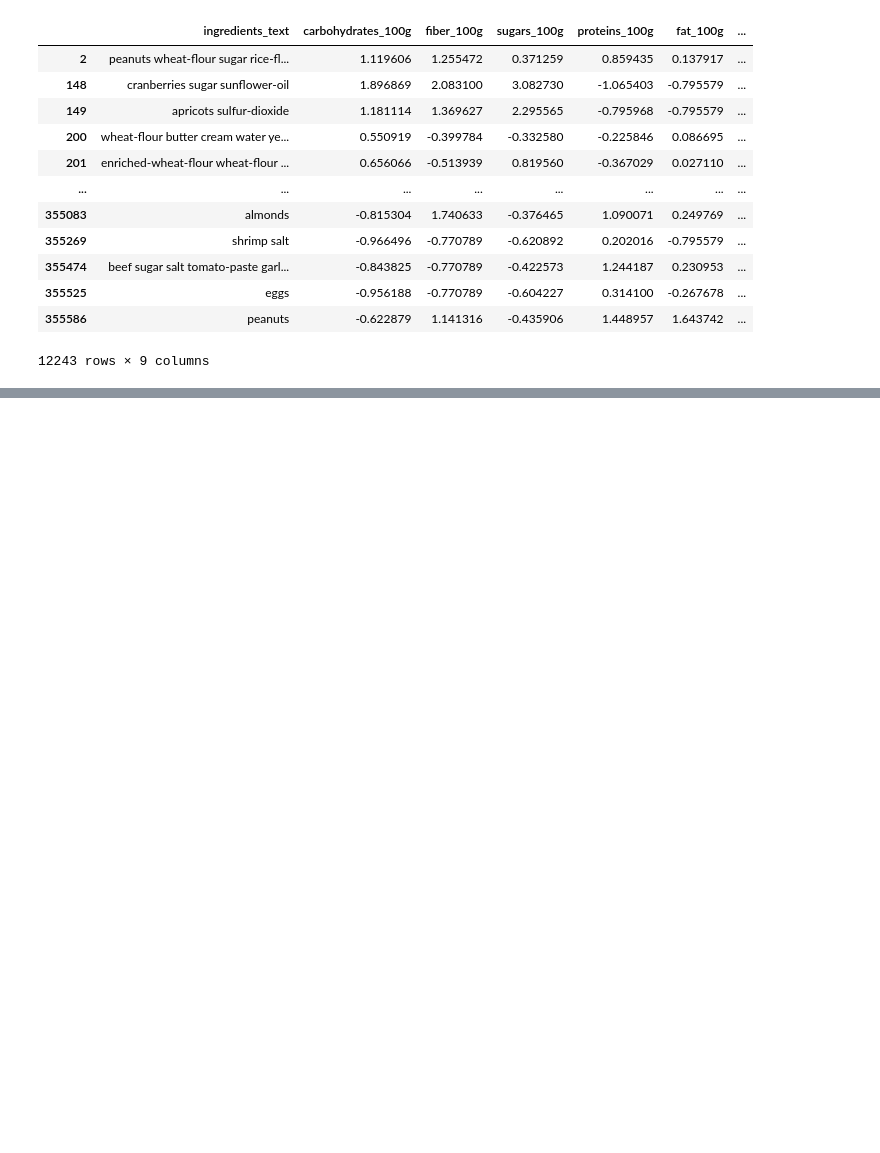
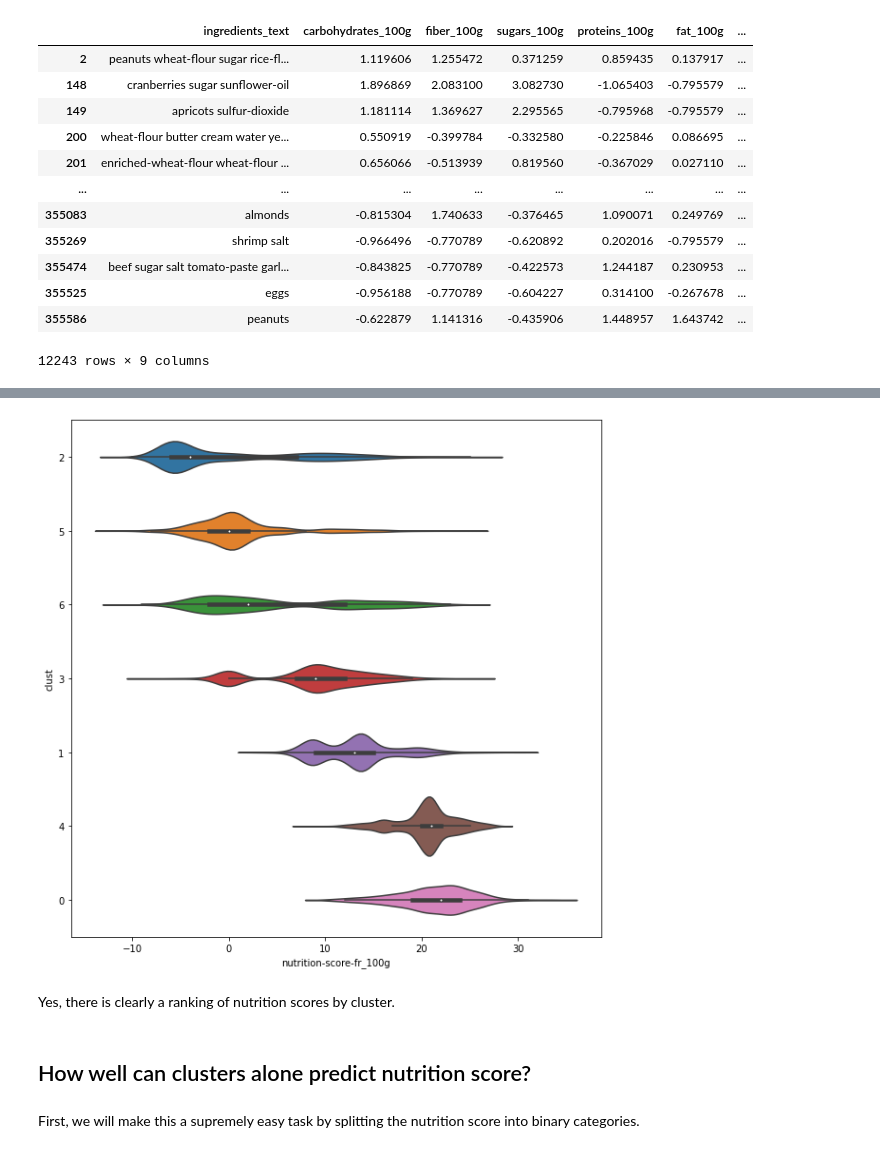
Before and after one commit to gabet2/STAT542, a Jupyter notebook: gabet/0_Preprocess.ipynb, the cells around one changed output, grey strips where cells are left out. Cells and saved outputs as stored; diff of their text form; code cells hidden in the pictures; blank space fills up the shorter version.

```diff
--- a/gabet/0_Preprocess.ipynb
+++ b/gabet/0_Preprocess.ipynb
@@ -431,0 +344,12 @@ dtm.head()
+# %%
+plt.figure(figsize = (10, 10))
+sns.violinplot(data=sup_df, x = 'nutrition-score-fr_100g', y="clust", orient="h", order = [2, 5, 6, 3, 1, 4, 0])
+plt.show()
+# %% [output]
+[figure, added]
+# %% [markdown]
+Yes, there is clearly a ranking of nutrition scores by cluster.
+# %% [markdown]
+## How well can clusters alone predict nutrition score?
+# %% [markdown]
+First, we will make this a supremely easy task by splitting the nutrition score into binary categories.
```
Also changed, not shown: parts of 36 cells of this notebook.
